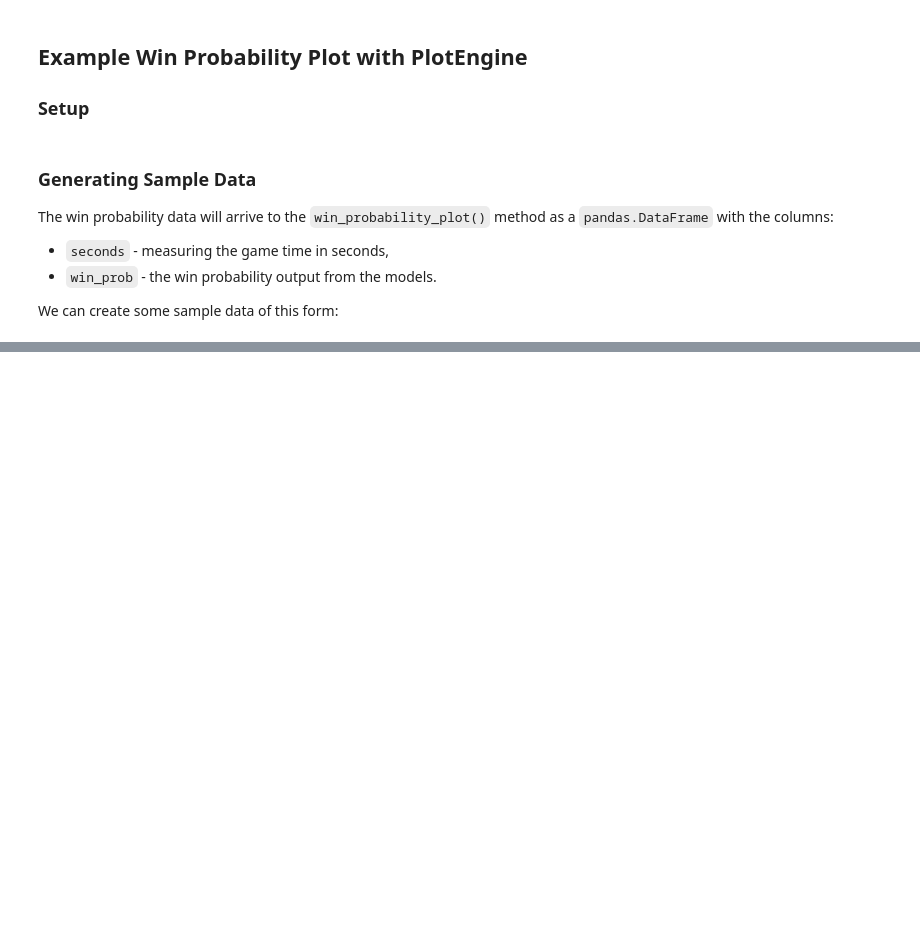
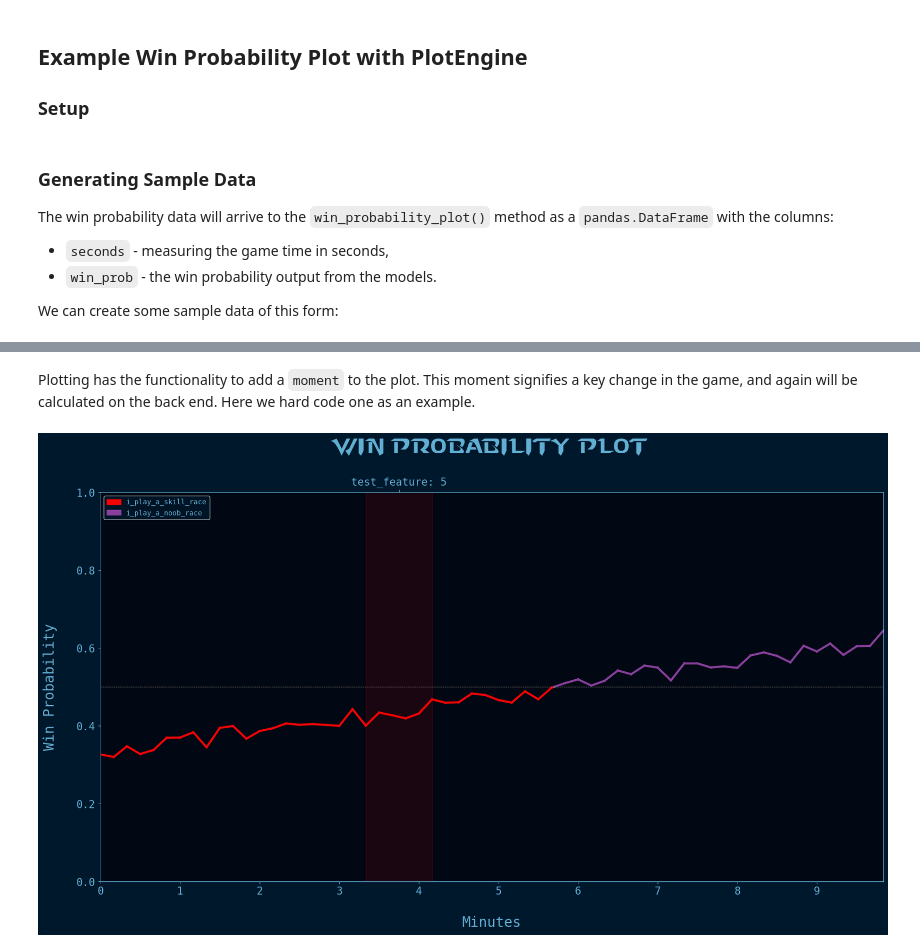
Before and after one commit to nedwebster/starcraft_predictor, a Jupyter notebook: example_notebooks/example_win_prob_plot.ipynb, the cells around one changed output, grey strips where cells are left out. Cells and saved outputs as stored; diff of their text form; code cells hidden in the pictures; blank space fills up the shorter version.

```diff
--- a/example_notebooks/example_win_prob_plot.ipynb
+++ b/example_notebooks/example_win_prob_plot.ipynb
@@ -49,0 +50,15 @@ plot = pe.win_probability_plot(
+# %% [markdown]
+Plotting has the functionality to add a `moment` to the plot. This moment signifies a key change in the game, and again will be calculated on the back end. Here we hard code one as an example.
+# %%
+pe = scp.PlotEngine()
+plot = pe.win_probability_plot(
+    df=sample_df,
+    p1_race="t",
+    p2_race="z",
+    match_id="111111",
+    p1_handle="i_play_a_skill_race",
+    p2_handle="i_play_a_noob_race",
+    moment=([20, 25], "test_feature", 5)
+)
+# %% [output]
+[figure, added]
```
Also changed, not shown: parts of 2 cells of this notebook, 3 other files.
